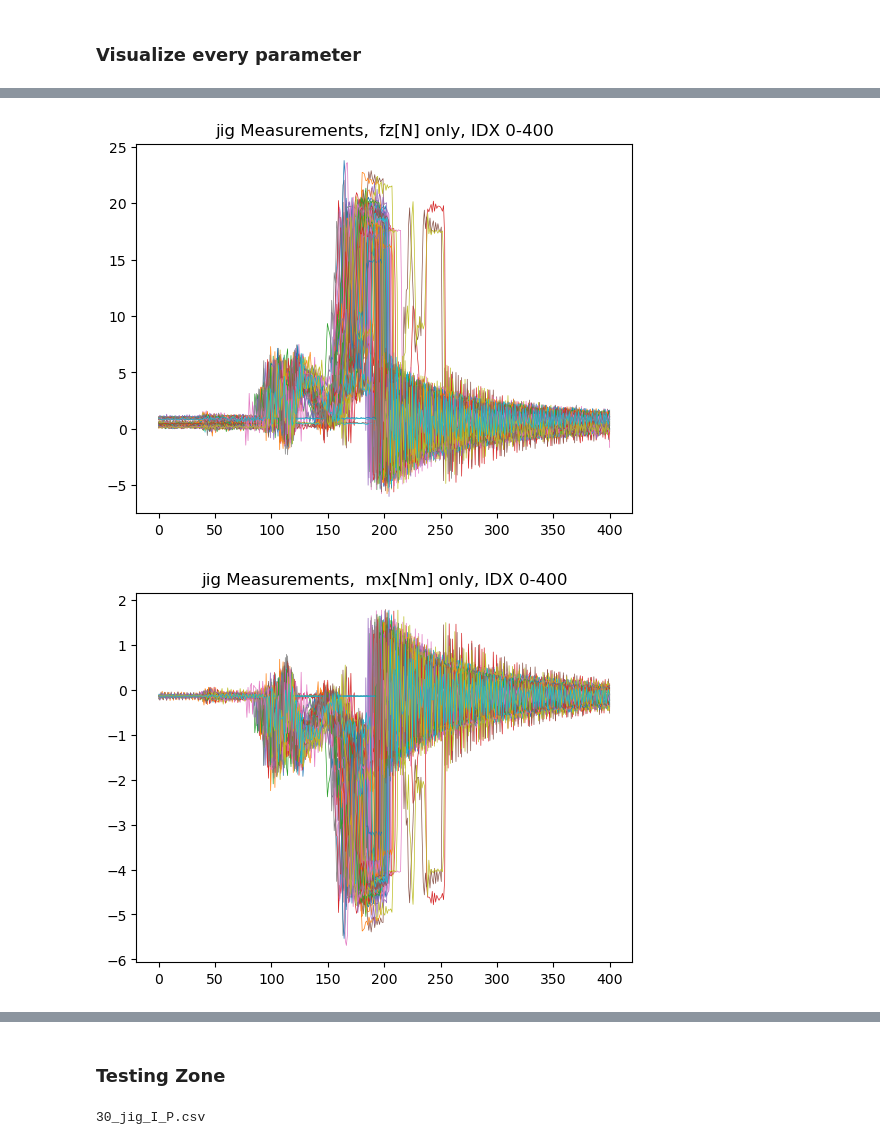
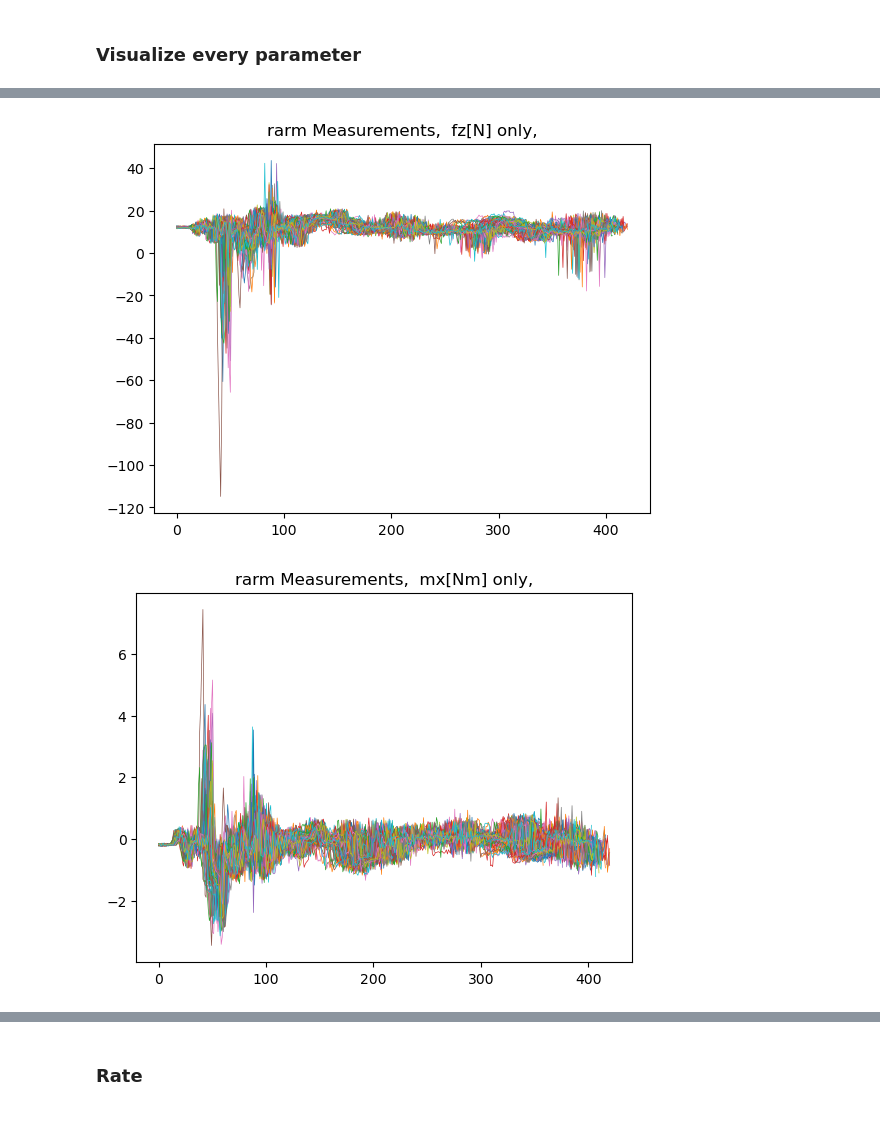
Before and after one commit to Ejento47/NEXTAGE, a Jupyter notebook: Visualizer.ipynb, the cells around one changed output, grey strips where cells are left out. Saved outputs shown, nothing was run; the diff lists cells and outputs as text; code cells hidden in the pictures.

```diff
--- a/Visualizer.ipynb
+++ b/Visualizer.ipynb
@@ -3,27 +12,20 @@
 
 Make sure that this file is in the same directory as the FOLDER that contains the data files.
 # %%
-import os
-import pandas as pd
-import numpy as np
-import matplotlib.pyplot as plt
-
-# Define the folder name in which the data is stored
-directory = "Master Data"
 
 # Define which sensor measurement to read from, valid entries here are "jig", "larm" and "rarm"
 sensor_type = "jig"
 
 # Define x, the number of graphs to display, the first x graphs in the directory will be drawn
-num_graphs = 100;
+num_graphs = 1;
 
 # Define which type of data for each sensor to read from
 # 1 = fx[N], 2 = fy[N], 3 = fz[N], 4 = mx[Nm], 5 = my[Nm], 6 = [myNm]
-data_type = 3
+data_type = 5
 
 # Define the start and end index of the data to plot, set both to -1 to use the entire range of data
-startIdx = 75
-endIdx = 210
+startIdx = 0
+endIdx = 400
 
 data_types = ["", " fx[N]", " fy[N]", " fz[N]", " mx[Nm]", " my[Nm]", " mz[Nm]"]
 files = os.listdir(directory)
@@ -34,6 +36,7 @@ for file_name in files:
         break
     if sensor_type in file_name:
         df = pd.read_csv(os.path.join(directory, file_name))
+        print(df.head())
         y = df[data_types[data_type]].values
         x = np.linspace(0, len(y), len(y))
         if (startIdx != -1) or (endIdx != -1):
@@ -42,5 +45,5 @@ for file_name in files:
         plt.plot(x, y, label=cntr, linewidth=0.5)
         cntr += 1;
 
-plt.title("Jig Measurements, fz[N] only, IDX 75-210")
+plt.title(f'{sensor_type} Measurements,{data_types[data_type]} only')
 # %% [output]
@@ -49,17 +58,16 @@ Text(0.5, 1.0, 'Jig Measurements, fz[N] only, IDX 75-210')
 # %% [markdown]
 ### Visualize every parameter
 # %%
-import os
-from turtle import st
-import pandas as pd
-import numpy as np
-import matplotlib.pyplot as plt
+
 
 # Define the folder name in which the data is stored
+from isort import file
+
+
 directory = "Master Data"
 
 # Define which sensor measurement to read from, valid entries here are "jig", "larm" and "rarm"
-sensor_type = "jig"
+sensor_type = "rarm"
 
 # Define x, the number of graphs to display, the first x graphs in the directory will be drawn
 num_graphs = 100; #max number of files in the directory is 232
@@ -76,18 +84,22 @@ files = os.listdir(directory)
 for param in range(1, 7): #iterate through all the parameters
     plt.figure(param) #create a new figure for each parameter
     cntr = 0;
+    fileskipped = 0;
     for file_name in files:
-        if cntr == num_graphs:
-            break
+        # if cntr == num_graphs:
+        #     break
         if sensor_type in file_name:
             df = pd.read_csv(os.path.join(directory, file_name))
             y = df[data_types[param]].values
+            if len(y) > 420: #remove the data that is too long to
+                fileskipped += 1
+                continue
             x = np.linspace(0, len(y), len(y)) #create a index array for the x-axis, increasing by 1
-            if (startIdx != -1) or (endIdx != -1): # only plot the data between those indices
-                y = y[startIdx:endIdx]
-                x = np.linspace(startIdx, endIdx, len(y))
+            # if (startIdx != -1) or (endIdx != -1): # only plot the data between those indices
+            #     y = y[startIdx:endIdx]
+            #     x = np.linspace(startIdx, endIdx, len(y))
             plt.plot(x, y, label=cntr, linewidth=0.5)
             cntr += 1;
-
-    plt.title(f'{sensor_type} Measurements, {data_types[param]} only, IDX {startIdx}-{endIdx}')
+    # print(fileskipped)
+    plt.title(f'{sensor_type} Measurements, {data_types[param]} only,')
 # %% [output]
@@ -96,2 +108,2 @@ for param in range(1, 7): #iterate through all the parameters
-[figure, old version]
+[figure, new version]
-[figure, old version]
+[figure, new version]
@@ -100,8 +112,2 @@ for param in range(1, 7): #iterate through all the parameters
-# %% [markdown]
-### Testing Zone
-# %%
-files = os.listdir(directory)
-
-print(files[66])
-# %% [output]
-30_jig_I_P.csv
+# %% [markdown]
+### Rate
```
Also changed, not shown: parts of 4 cells of this notebook, 1 other file.
